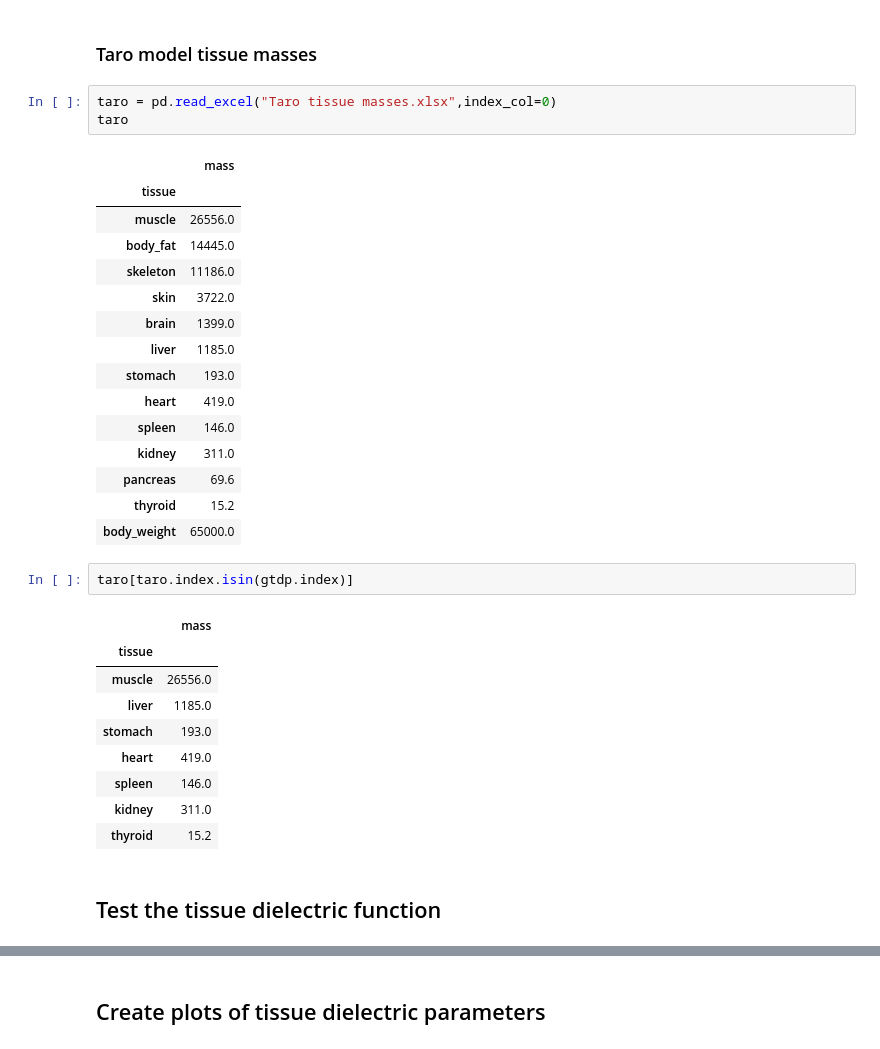
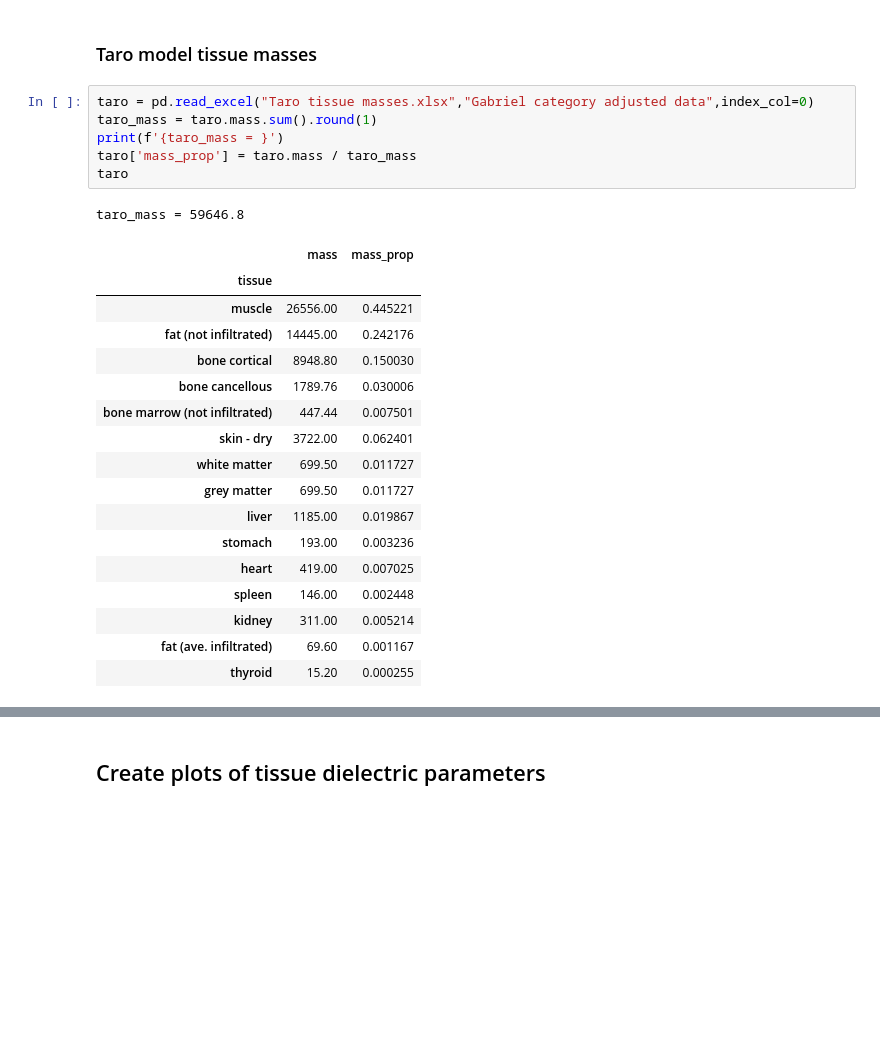
Before and after one commit to dreme/spatial-averaging-wg, a Jupyter notebook: notebooks/tissue dielectrics.ipynb, the cells around one changed output, grey strips where cells are left out. Saved outputs shown, nothing was run; the diff lists cells and outputs as text; blank space fills up the shorter version.

```diff
--- a/notebooks/tissue dielectrics.ipynb
+++ b/notebooks/tissue dielectrics.ipynb
@@ -80,35 +81,27 @@ gtdp
 # %% [markdown]
 ### Taro model tissue masses
 # %%
-taro = pd.read_excel("Taro tissue masses.xlsx",index_col=0)
+taro = pd.read_excel("Taro tissue masses.xlsx","Gabriel category adjusted data",index_col=0)
+taro_mass = taro.mass.sum().round(1)
+print(f'{taro_mass = }')
+taro['mass_prop'] = taro.mass / taro_mass
 taro
 # %% [output]
+taro_mass = 59646.8
-|  | mass |
-| tissue |  |
-| muscle | 26556.0 |
-| body_fat | 14445.0 |
-| skeleton | 11186.0 |
-| skin | 3722.0 |
-| brain | 1399.0 |
-| liver | 1185.0 |
-| stomach | 193.0 |
-| heart | 419.0 |
-| spleen | 146.0 |
-| kidney | 311.0 |
-| pancreas | 69.6 |
-| thyroid | 15.2 |
-| body_weight | 65000.0 |
+|  | mass | mass_prop |
+| tissue |  |  |
+| muscle | 26556.00 | 0.445221 |
+| fat (not infiltrated) | 14445.00 | 0.242176 |
+| bone cortical | 8948.80 | 0.150030 |
+| bone cancellous | 1789.76 | 0.030006 |
+| bone marrow (not infiltrated) | 447.44 | 0.007501 |
+| skin - dry | 3722.00 | 0.062401 |
+| white matter | 699.50 | 0.011727 |
+| grey matter | 699.50 | 0.011727 |
+| liver | 1185.00 | 0.019867 |
+| stomach | 193.00 | 0.003236 |
+| heart | 419.00 | 0.007025 |
+| spleen | 146.00 | 0.002448 |
+| kidney | 311.00 | 0.005214 |
+| fat (ave. infiltrated) | 69.60 | 0.001167 |
+| thyroid | 15.20 | 0.000255 |
-# %%
-taro[taro.index.isin(gtdp.index)]
-# %% [output]
-|  | mass |
-| tissue |  |
-| muscle | 26556.0 |
-| liver | 1185.0 |
-| stomach | 193.0 |
-| heart | 419.0 |
-| spleen | 146.0 |
-| kidney | 311.0 |
-| thyroid | 15.2 |
-# %% [markdown]
-## Test the tissue dielectric function
```
Also changed, not shown: parts of 14 cells of this notebook, 9 other files.
